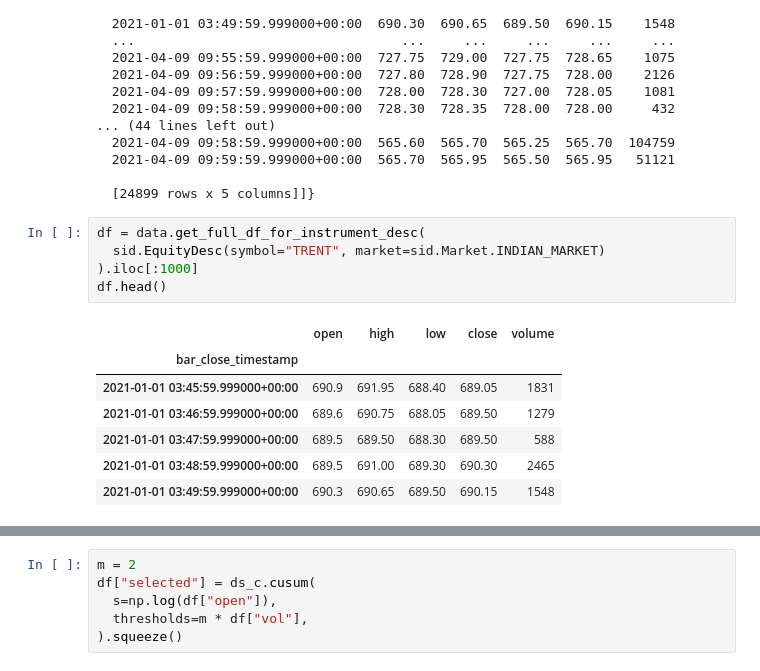
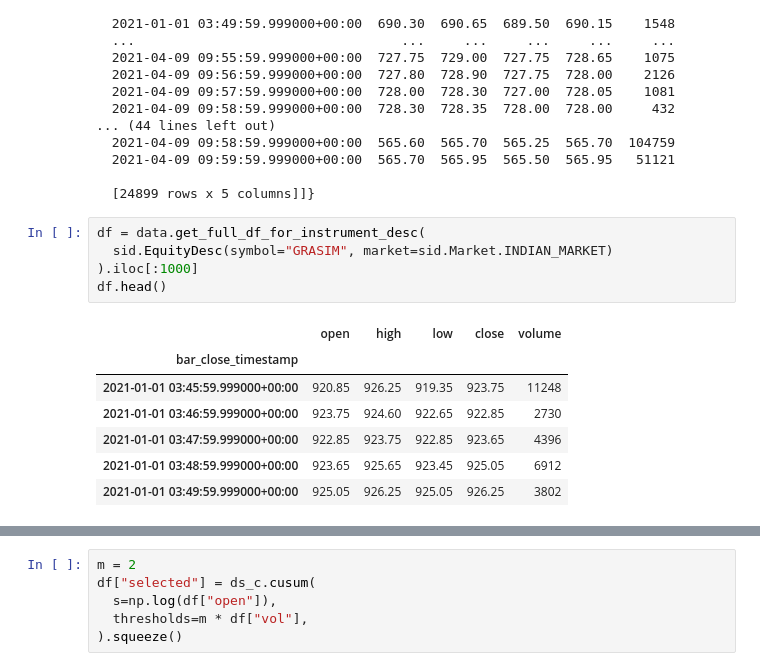
Before and after one commit to chirayu5/algotrading_v40, a Jupyter notebook: notebooks/data_selectors.ipynb, the cells around one changed output, grey strips where cells are left out. Cells and saved outputs as stored; diff of their text form.

```diff
--- a/notebooks/data_selectors.ipynb
+++ b/notebooks/data_selectors.ipynb
@@ -38,17 +38,17 @@ data._instrument_desc_to_df_list
   [24899 rows x 5 columns]]}
 # %%
 df = data.get_full_df_for_instrument_desc(
-  sid.EquityDesc(symbol="TRENT", market=sid.Market.INDIAN_MARKET)
+  sid.EquityDesc(symbol="GRASIM", market=sid.Market.INDIAN_MARKET)
 ).iloc[:1000]
 df.head()
 # %% [output]
 |  | open | high | low | close | volume |
 | bar_close_timestamp |  |  |  |  |  |
-| 2021-01-01 03:45:59.999000+00:00 | 690.9 | 691.95 | 688.40 | 689.05 | 1831 |
-| 2021-01-01 03:46:59.999000+00:00 | 689.6 | 690.75 | 688.05 | 689.50 | 1279 |
-| 2021-01-01 03:47:59.999000+00:00 | 689.5 | 689.50 | 688.30 | 689.50 | 588 |
-| 2021-01-01 03:48:59.999000+00:00 | 689.5 | 691.00 | 689.30 | 690.30 | 2465 |
-| 2021-01-01 03:49:59.999000+00:00 | 690.3 | 690.65 | 689.50 | 690.15 | 1548 |
+| 2021-01-01 03:45:59.999000+00:00 | 920.85 | 926.25 | 919.35 | 923.75 | 11248 |
+| 2021-01-01 03:46:59.999000+00:00 | 923.75 | 924.60 | 922.65 | 922.85 | 2730 |
+| 2021-01-01 03:47:59.999000+00:00 | 922.85 | 923.75 | 922.85 | 923.65 | 4396 |
+| 2021-01-01 03:48:59.999000+00:00 | 923.65 | 925.65 | 923.45 | 925.05 | 6912 |
+| 2021-01-01 03:49:59.999000+00:00 | 925.05 | 926.25 | 925.05 | 926.25 | 3802 |
 # %%
 r = np.log(df["open"]).diff()
 df["vol"] = r.ewm(span=30).std()
```
Also changed, not shown: parts of 6 cells of this notebook, 3 other files.
